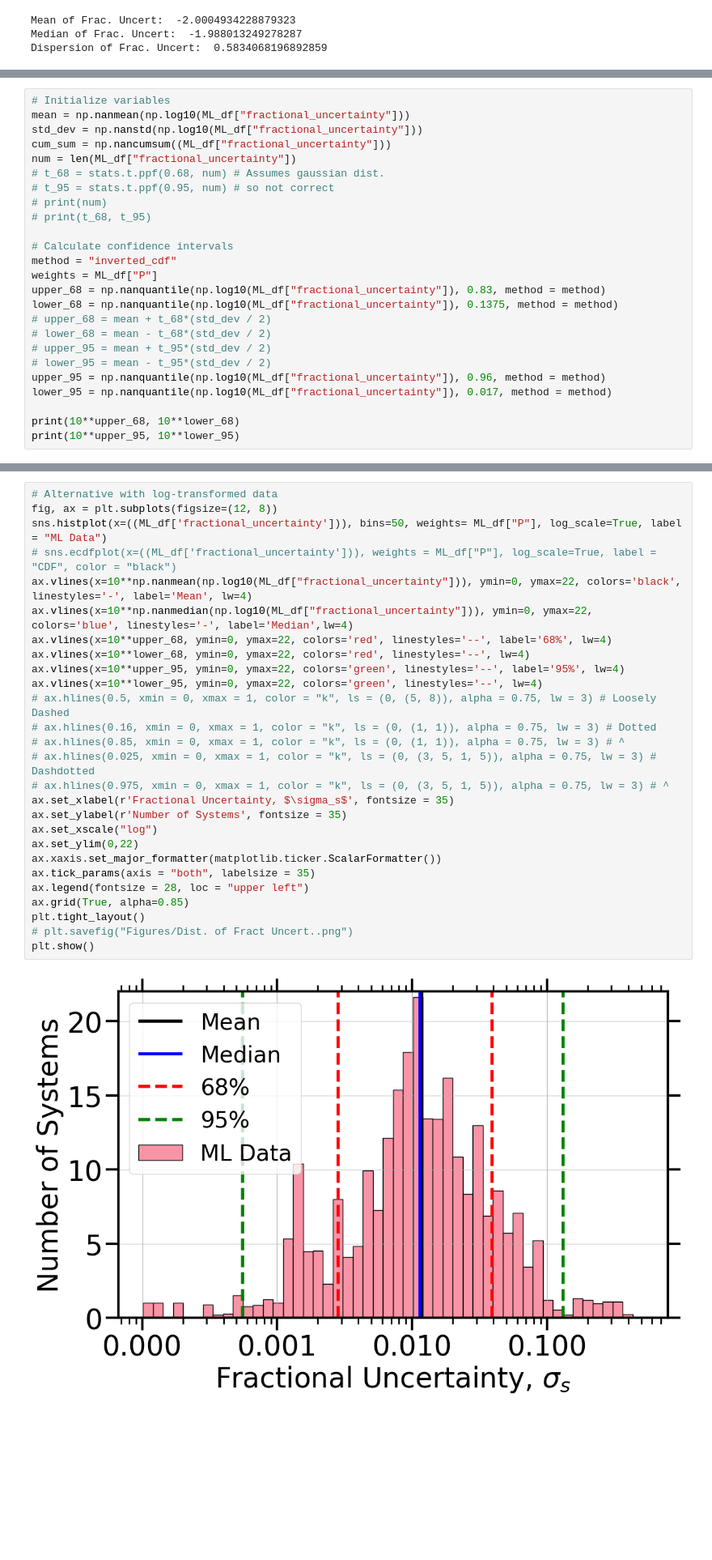
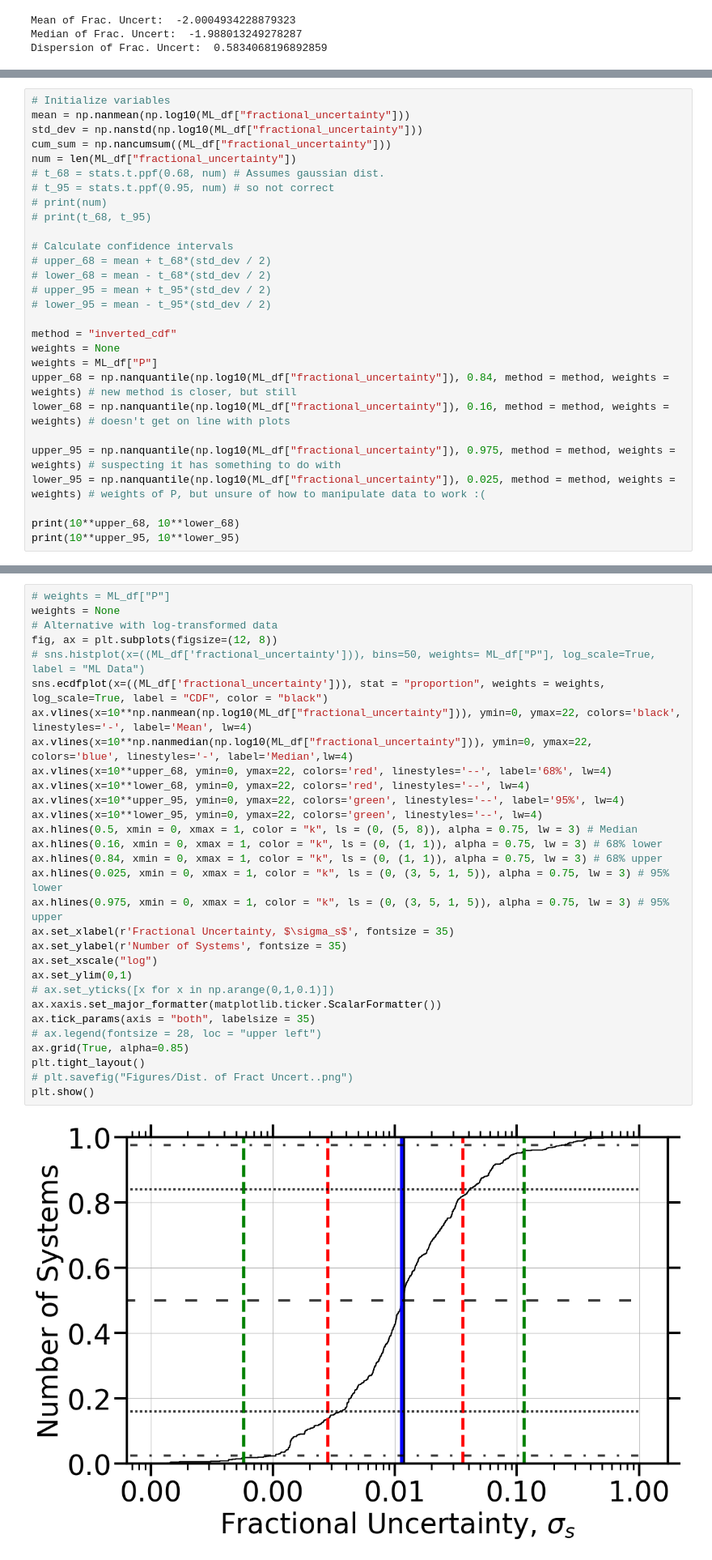
Before and after one commit to victorkarkour/Microlensing-Separation, a Jupyter notebook: Dist_s_errors.ipynb, the cells around one changed output, grey strips where cells are left out. Shown at 81% size. Drawn from its saved outputs; the diff is of its cells as text; blank space fills up the shorter version.

```diff
--- a/Dist_s_errors.ipynb
+++ b/Dist_s_errors.ipynb
@@ -202,16 +218,19 @@ num = len(ML_df["fractional_uncertainty"])
 # print(t_68, t_95)
 
 # Calculate confidence intervals
-method = "inverted_cdf"
-weights = ML_df["P"]
-upper_68 = np.nanquantile(np.log10(ML_df["fractional_uncertainty"]), 0.83, method = method)
-lower_68 = np.nanquantile(np.log10(ML_df["fractional_uncertainty"]), 0.1375, method = method)
 # upper_68 = mean + t_68*(std_dev / 2)
 # lower_68 = mean - t_68*(std_dev / 2)
 # upper_95 = mean + t_95*(std_dev / 2)
 # lower_95 = mean - t_95*(std_dev / 2)
-upper_95 = np.nanquantile(np.log10(ML_df["fractional_uncertainty"]), 0.96, method = method)
-lower_95 = np.nanquantile(np.log10(ML_df["fractional_uncertainty"]), 0.017, method = method)
+
+method = "inverted_cdf"
+weights = None
+weights = ML_df["P"]
+upper_68 = np.nanquantile(np.log10(ML_df["fractional_uncertainty"]), 0.84, method = method, weights = weights) # new method is closer, but still
+lower_68 = np.nanquantile(np.log10(ML_df["fractional_uncertainty"]), 0.16, method = method, weights = weights) # doesn't get on line with plots
+
+upper_95 = np.nanquantile(np.log10(ML_df["fractional_uncertainty"]), 0.975, method = method, weights = weights) # suspecting it has something to do with
+lower_95 = np.nanquantile(np.log10(ML_df["fractional_uncertainty"]), 0.025, method = method, weights = weights) # weights of P, but unsure of how to manipulate data to work :(
 
 print(10**upper_68, 10**lower_68)
 print(10**upper_95, 10**lower_95)
@@ -221,32 +240,35 @@ print(10**upper_95, 10**lower_95)
 # %%
+# weights = ML_df["P"]
+weights = None
 # Alternative with log-transformed data
 fig, ax = plt.subplots(figsize=(12, 8))
-sns.histplot(x=((ML_df['fractional_uncertainty'])), bins=50, weights= ML_df["P"], log_scale=True, label = "ML Data")
-# sns.ecdfplot(x=((ML_df['fractional_uncertainty'])), weights = ML_df["P"], log_scale=True, label = "CDF", color = "black")
+# sns.histplot(x=((ML_df['fractional_uncertainty'])), bins=50, weights= ML_df["P"], log_scale=True, label = "ML Data")
+sns.ecdfplot(x=((ML_df['fractional_uncertainty'])), stat = "proportion", weights = weights, log_scale=True, label = "CDF", color = "black")
 ax.vlines(x=10**np.nanmean(np.log10(ML_df["fractional_uncertainty"])), ymin=0, ymax=22, colors='black', linestyles='-', label='Mean', lw=4)
 ax.vlines(x=10**np.nanmedian(np.log10(ML_df["fractional_uncertainty"])), ymin=0, ymax=22, colors='blue', linestyles='-', label='Median',lw=4)
 ax.vlines(x=10**upper_68, ymin=0, ymax=22, colors='red', linestyles='--', label='68%', lw=4)
 ax.vlines(x=10**lower_68, ymin=0, ymax=22, colors='red', linestyles='--', lw=4)
 ax.vlines(x=10**upper_95, ymin=0, ymax=22, colors='green', linestyles='--', label='95%', lw=4)
 ax.vlines(x=10**lower_95, ymin=0, ymax=22, colors='green', linestyles='--', lw=4)
-# ax.hlines(0.5, xmin = 0, xmax = 1, color = "k", ls = (0, (5, 8)), alpha = 0.75, lw = 3) # Loosely Dashed
-# ax.hlines(0.16, xmin = 0, xmax = 1, color = "k", ls = (0, (1, 1)), alpha = 0.75, lw = 3) # Dotted
-# ax.hlines(0.85, xmin = 0, xmax = 1, color = "k", ls = (0, (1, 1)), alpha = 0.75, lw = 3) # ^
-# ax.hlines(0.025, xmin = 0, xmax = 1, color = "k", ls = (0, (3, 5, 1, 5)), alpha = 0.75, lw = 3) # Dashdotted
-# ax.hlines(0.975, xmin = 0, xmax = 1, color = "k", ls = (0, (3, 5, 1, 5)), alpha = 0.75, lw = 3) # ^
+ax.hlines(0.5, xmin = 0, xmax = 1, color = "k", ls = (0, (5, 8)), alpha = 0.75, lw = 3) # Median
+ax.hlines(0.16, xmin = 0, xmax = 1, color = "k", ls = (0, (1, 1)), alpha = 0.75, lw = 3) # 68% lower
+ax.hlines(0.84, xmin = 0, xmax = 1, color = "k", ls = (0, (1, 1)), alpha = 0.75, lw = 3) # 68% upper
+ax.hlines(0.025, xmin = 0, xmax = 1, color = "k", ls = (0, (3, 5, 1, 5)), alpha = 0.75, lw = 3) # 95% lower
+ax.hlines(0.975, xmin = 0, xmax = 1, color = "k", ls = (0, (3, 5, 1, 5)), alpha = 0.75, lw = 3) # 95% upper
 ax.set_xlabel(r'Fractional Uncertainty, $\sigma_s$', fontsize = 35)
 ax.set_ylabel(r'Number of Systems', fontsize = 35)
 ax.set_xscale("log")
-ax.set_ylim(0,22)
+ax.set_ylim(0,1)
+# ax.set_yticks([x for x in np.arange(0,1,0.1)])
 ax.xaxis.set_major_formatter(matplotlib.ticker.ScalarFormatter())
 ax.tick_params(axis = "both", labelsize = 35)
-ax.legend(fontsize = 28, loc = "upper left")
+# ax.legend(fontsize = 28, loc = "upper left")
 ax.grid(True, alpha=0.85)
 plt.tight_layout()
 # plt.savefig("Figures/Dist. of Fract Uncert..png")
 plt.show()
 # %% [output]
-[figure, old version]
+[figure, new version]
 # %%
 print(f"Mean of Weighted Frac. Uncert: ", np.nanmean(np.log10(ML_df["fractional_uncertainty"][ML_df["P"].notna()])))
 print(f"Median of Weighted Frac. Uncert:", np.nanmedian(np.log10(ML_df["fractional_uncertainty"][ML_df["P"].notna()])))
```
Also changed, not shown: parts of 5 cells of this notebook, 16 other files.
